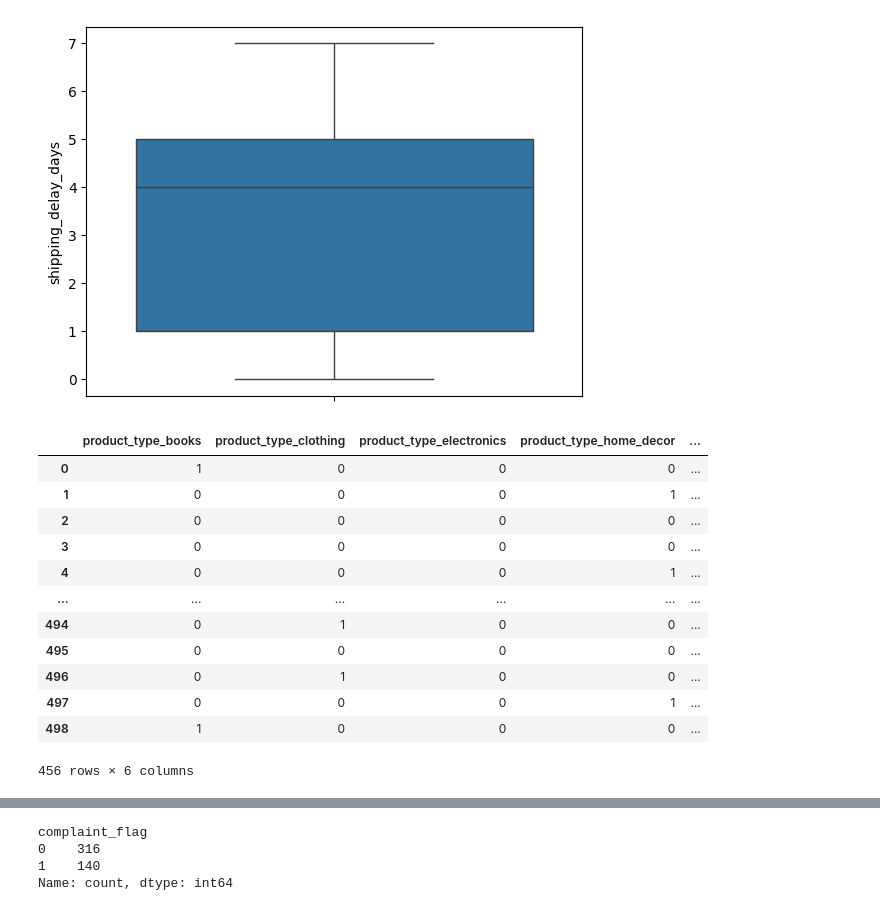
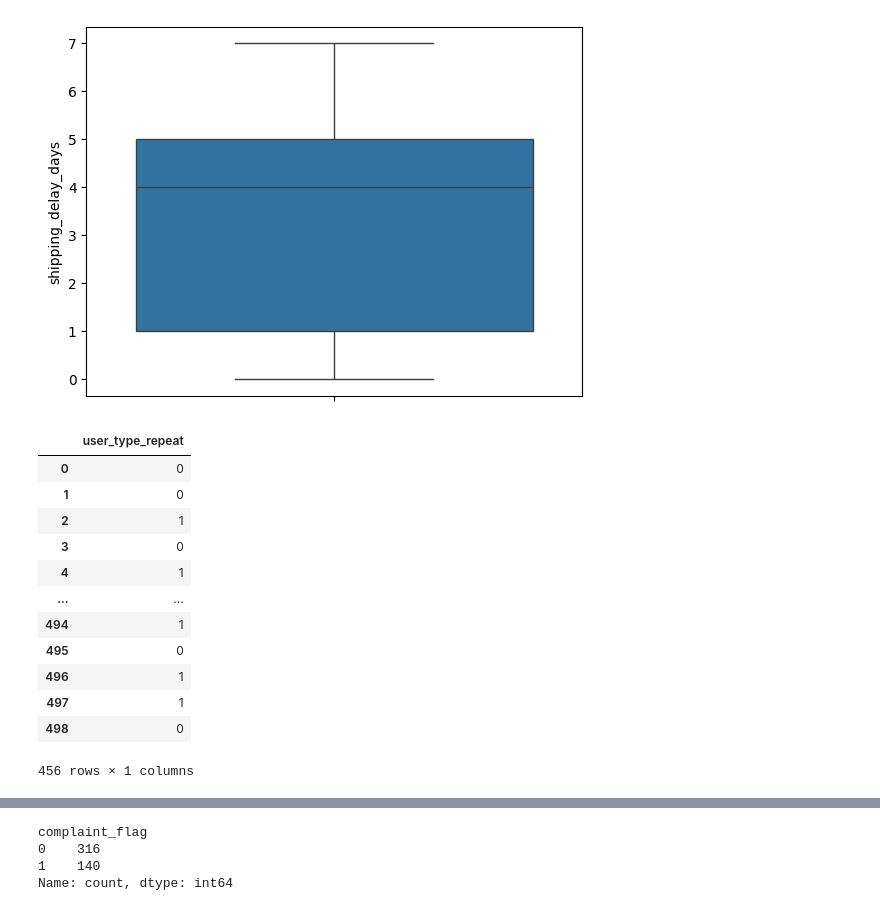
Before and after one commit to Hithasethu/e-comm-classification, a Jupyter notebook: ecommerce.ipynb, the cells around one changed output, grey strips where cells are left out. Saved outputs shown, nothing was run; the diff lists cells and outputs as text; code cells hidden in the pictures.

```diff
--- a/ecommerce.ipynb
+++ b/ecommerce.ipynb
@@ -124,3 +170,5 @@ Text(0.5, 1.0, 'Different Product')
+# %%
+df.drop(['device','product_type'],axis=1,inplace=True)
 # %%
 sns.boxplot(df['price'])
 # %% [output]
@@ -146,22 +194,22 @@ sns.boxplot(df['shipping_delay_days'])
 <Axes: ylabel='shipping_delay_days'>
 [figure]
 # %%
-df_e=pd.get_dummies(df[['product_type','user_type','device']],drop_first=True,dtype=int)
+df_e=pd.get_dummies(df[['user_type']],drop_first=True,dtype=int)
 df_e
 # %% [output]
-|  | product_type_books | product_type_clothing | product_type_electronics | product_type_home_decor | ... |
-| 0 | 1 | 0 | 0 | 0 | ... |
-| 1 | 0 | 0 | 0 | 1 | ... |
-| 2 | 0 | 0 | 0 | 0 | ... |
-| 3 | 0 | 0 | 0 | 0 | ... |
-| 4 | 0 | 0 | 0 | 1 | ... |
-| ... | ... | ... | ... | ... | ... |
-| 494 | 0 | 1 | 0 | 0 | ... |
-| 495 | 0 | 0 | 0 | 0 | ... |
-| 496 | 0 | 1 | 0 | 0 | ... |
-| 497 | 0 | 0 | 0 | 1 | ... |
-| 498 | 1 | 0 | 0 | 0 | ... |
+|  | user_type_repeat |
+| 0 | 0 |
+| 1 | 0 |
+| 2 | 1 |
+| 3 | 0 |
+| 4 | 1 |
+| ... | ... |
+| 494 | 1 |
+| 495 | 0 |
+| 496 | 1 |
+| 497 | 1 |
+| 498 | 0 |
-456 rows × 6 columns
+456 rows × 1 columns
 # %%
 df1=pd.concat([df,df_e],axis=1)
 df1
```
Also changed, not shown: parts of 14 cells of this notebook, 1 other file.
